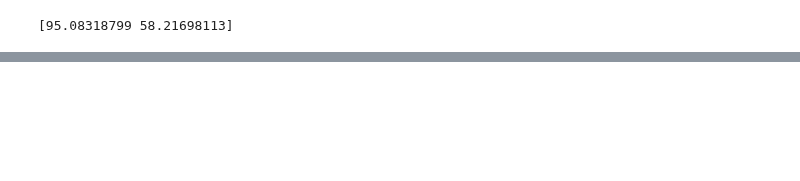
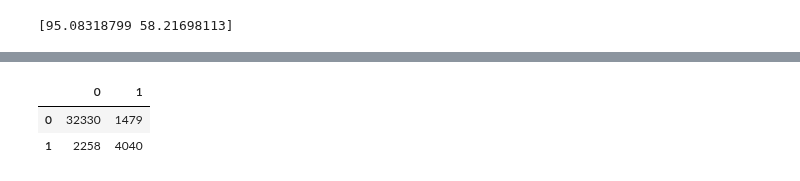
Before and after one commit to duttaprat/Postdoc, a Jupyter notebook: DNABERT_data_processing/confusion_matrix.ipynb, the cells around one changed output, grey strips where cells are left out. Drawn from its saved outputs; the diff is of its cells as text; code cells hidden in the pictures; blank space fills up the shorter version.

```diff
--- a/DNABERT_data_processing/confusion_matrix.ipynb
+++ b/DNABERT_data_processing/confusion_matrix.ipynb
@@ -68,0 +80,6 @@ print(class_accuracy)
+# %%
+df_cm
+# %% [output]
+|  | 0 | 1 |
+| 0 | 32330 | 1479 |
+| 1 | 2258 | 4040 |
```
Also changed, not shown: parts of 4 cells of this notebook, 5 other files.
